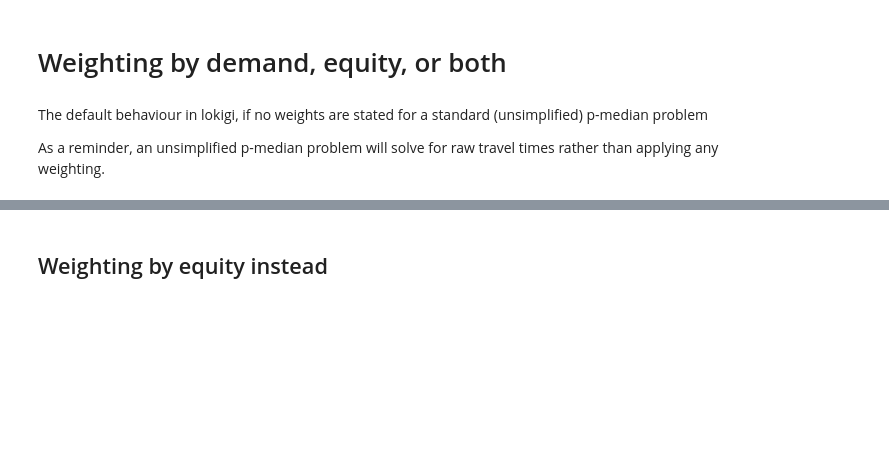
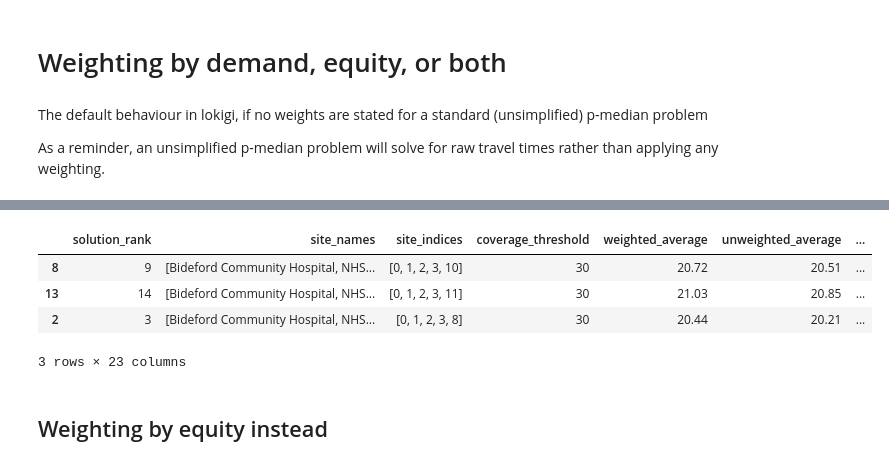
Before and after one commit to hsma-tools/lokigi, a Jupyter notebook: examples/location/multiobjective_optimisation_weights/index.ipynb, the cells around one changed output, grey strips where cells are left out. Drawn from its saved outputs; the diff is of its cells as text; code cells hidden in the pictures; blank space fills up the shorter version.

```diff
--- a/examples/location/multiobjective_optimisation_weights/index.ipynb
+++ b/examples/location/multiobjective_optimisation_weights/index.ipynb
@@ -84,3 +76,11 @@ Weights: {'demand': 1.0}
+# %%
+solution_standard_demand_weighted_p_median.show_solutions().sort_values('inter_tertile_ratio', ascending=False).head(3)
+# %% [output]
+|  | solution_rank | site_names | site_indices | coverage_threshold | weighted_average | unweighted_average | ... |
+| 8 | 9 | [Bideford Community Hospital, NHS... | [0, 1, 2, 3, 10] | 30 | 20.72 | 20.51 | ... |
+| 13 | 14 | [Bideford Community Hospital, NHS... | [0, 1, 2, 3, 11] | 30 | 21.03 | 20.85 | ... |
+| 2 | 3 | [Bideford Community Hospital, NHS... | [0, 1, 2, 3, 8] | 30 | 20.44 | 20.21 | ... |
+3 rows × 23 columns
 # %% [markdown]
 ## Weighting by equity instead
 # %% [markdown]
```
Also changed, not shown: parts of 8 cells of this notebook, 2 other files.
